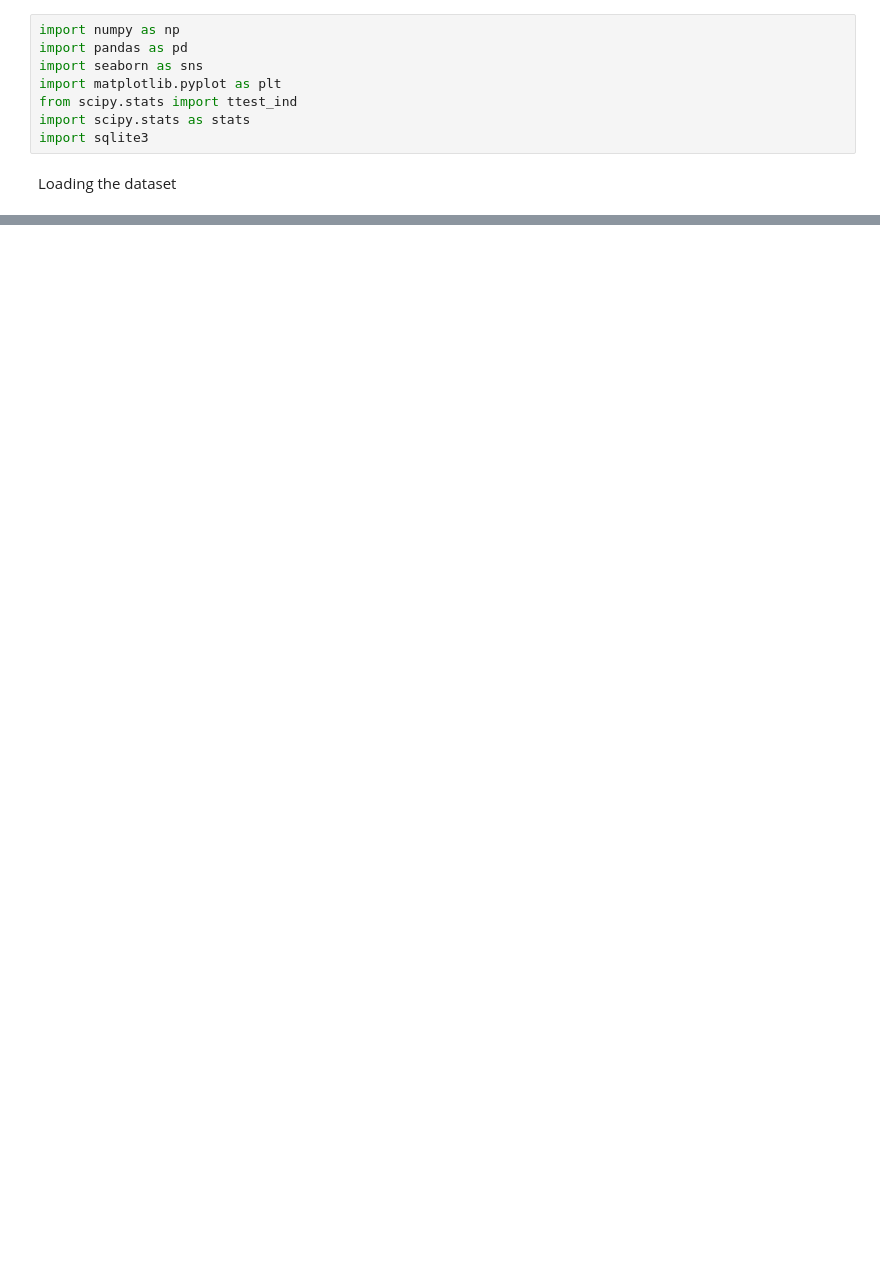
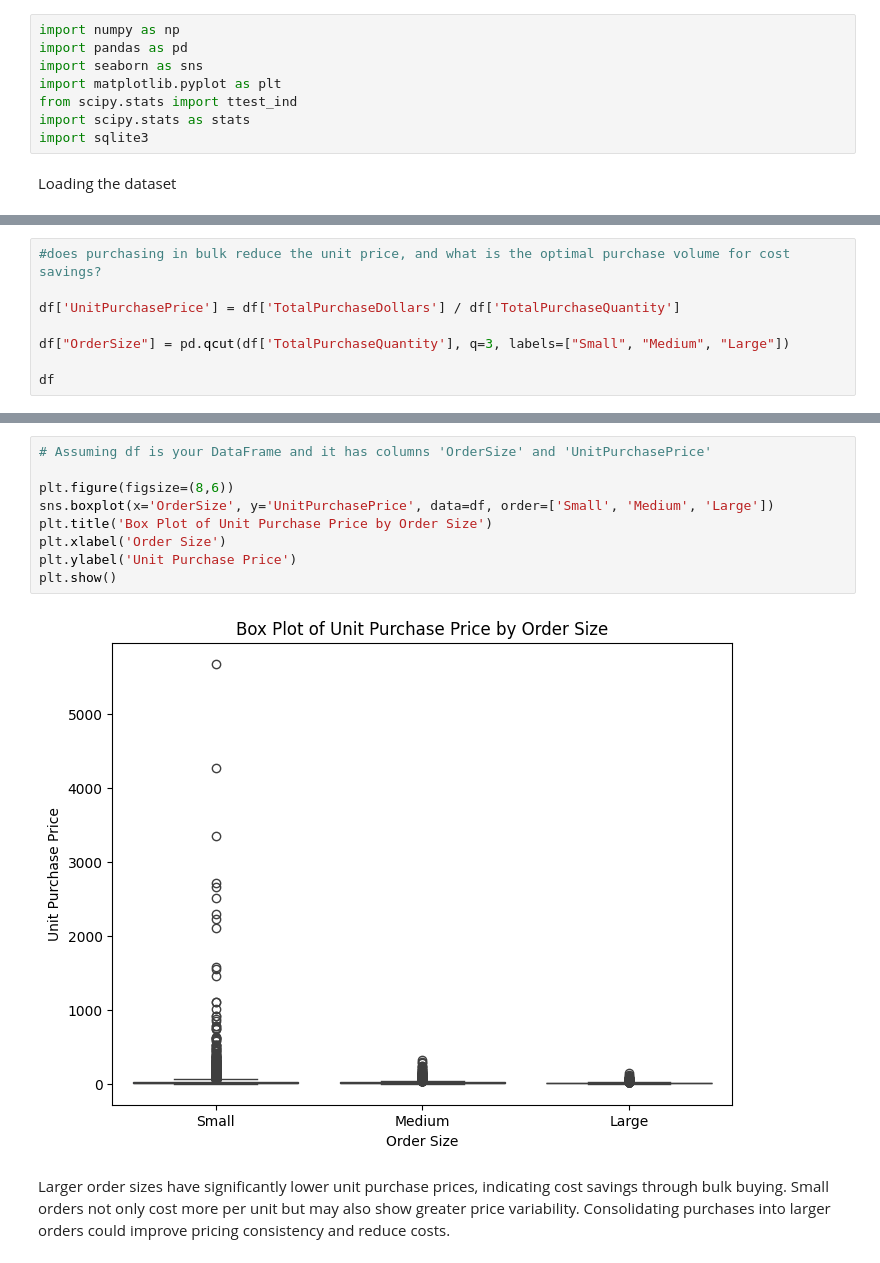
Before and after one commit to srinu-nayak/vendor-performance-project, a Jupyter notebook: vendor performance analysis.ipynb, the cells around one changed output, grey strips where cells are left out. Cells and saved outputs as stored; diff of their text form; blank space fills up the shorter version.

Commit message:
performed data analysis

```diff
--- a/vendor performance analysis.ipynb
+++ b/vendor performance analysis.ipynb
@@ -43,0 +247,8 @@ df.describe().T
+# %%
+#does purchasing in bulk reduce the unit price, and what is the optimal purchase volume for cost savings?
+
+df['UnitPurchasePrice'] = df['TotalPurchaseDollars'] / df['TotalPurchaseQuantity']
+
+df["OrderSize"] = pd.qcut(df['TotalPurchaseQuantity'], q=3, labels=["Small", "Medium", "Large"])
+
+df
@@ -43,0 +277,15 @@ df.describe().T
+# %%
+# Assuming df is your DataFrame and it has columns 'OrderSize' and 'UnitPurchasePrice'
+
+plt.figure(figsize=(8,6))
+sns.boxplot(x='OrderSize', y='UnitPurchasePrice', data=df, order=['Small', 'Medium', 'Large'])
+plt.title('Box Plot of Unit Purchase Price by Order Size')
+plt.xlabel('Order Size')
+plt.ylabel('Unit Purchase Price')
+plt.show()
+# %% [output]
+[figure, added]
+# %% [markdown]
+Larger order sizes have significantly lower unit purchase prices, indicating cost savings through bulk buying.
+Small orders not only cost more per unit but may also show greater price variability.
+Consolidating purchases into larger orders could improve pricing consistency and reduce costs.
```
Also changed, not shown: parts of 27 cells of this notebook.
